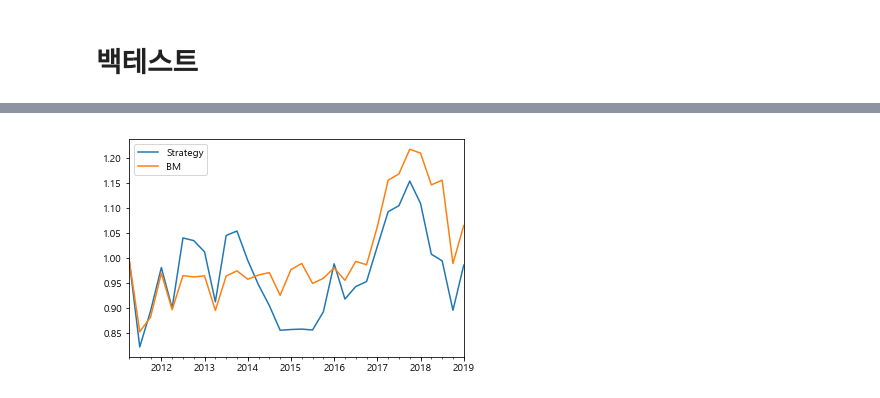
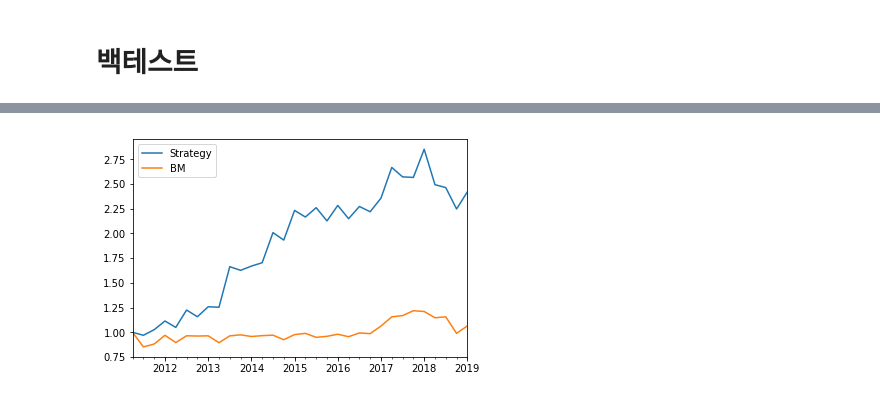
Before and after one commit to gem763/qit, a Jupyter notebook: backtester.ipynb, the cells around one changed output, grey strips where cells are left out. Drawn from its saved outputs; the diff is of its cells as text; code cells hidden in the pictures.

```diff
--- a/backtester.ipynb
+++ b/backtester.ipynb
@@ -159,19 +156,24 @@ class Backtest:
         return nav_prev * pos_update.sum()
 
 
-    def get_navs(self):
+    def navs(self):
         return pd.DataFrame({'Strategy':self.nav, 'BM':self.nav_bm})
 
     def plot_perf(self):
-        self.get_navs().plot()
+        self.navs().plot()
+
+    def plot_stats(self):
+        self.stats().T.plot.barh()
+
 
     def stats(self):
-        navs = bt.get_navs()
+        navs = bt.navs()
         days_all = (navs.index[-1]-navs.index[0]).days
         ann_rtn = (navs.iloc[-1]**(365/days_all))-1
+        vol = navs.pct_change().std() * 4**0.5
         return pd.DataFrame({'연수익률':ann_rtn, '변동성':vol, '샤프':ann_rtn/vol})
 # %%
-bt = Backtest(strat=매출상위10, bm=BM, fin=fin, mc=mc)
+bt = Backtest(strat=시총상위PB저평가, bm=BM, fin=fin, mc=mc)
 bt.run()
 bt.plot_perf()
 # %% [output]
@@ -178 +181 @@ bt.plot_perf()
-[figure, old version]
+[figure, new version]
```
Also changed, not shown: parts of 6 cells of this notebook.
